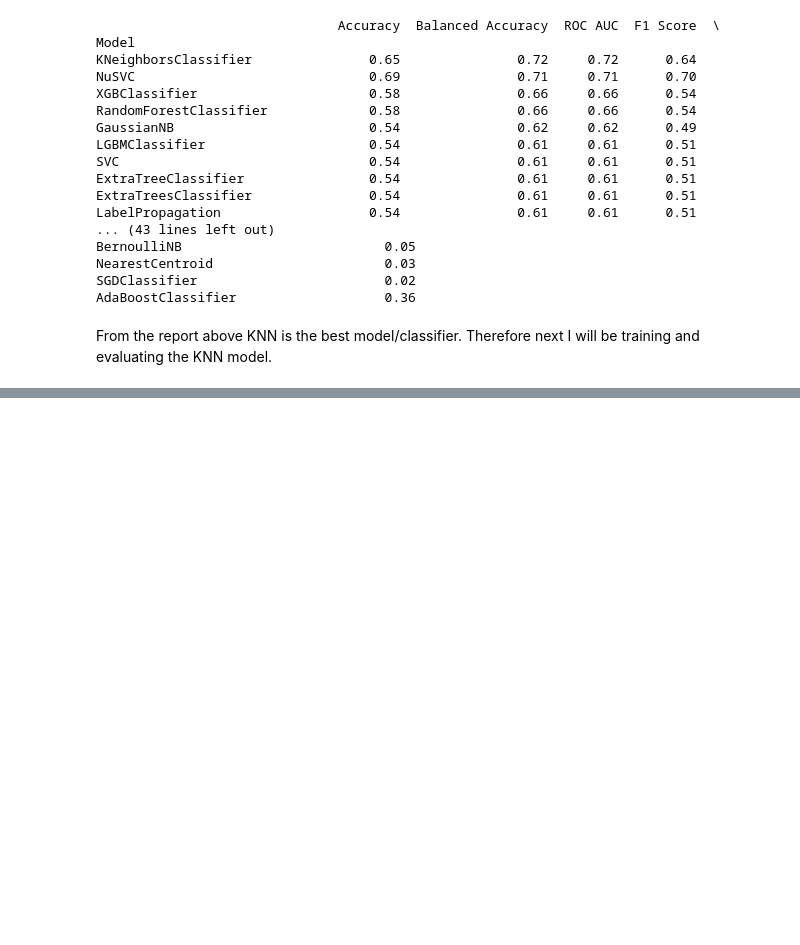
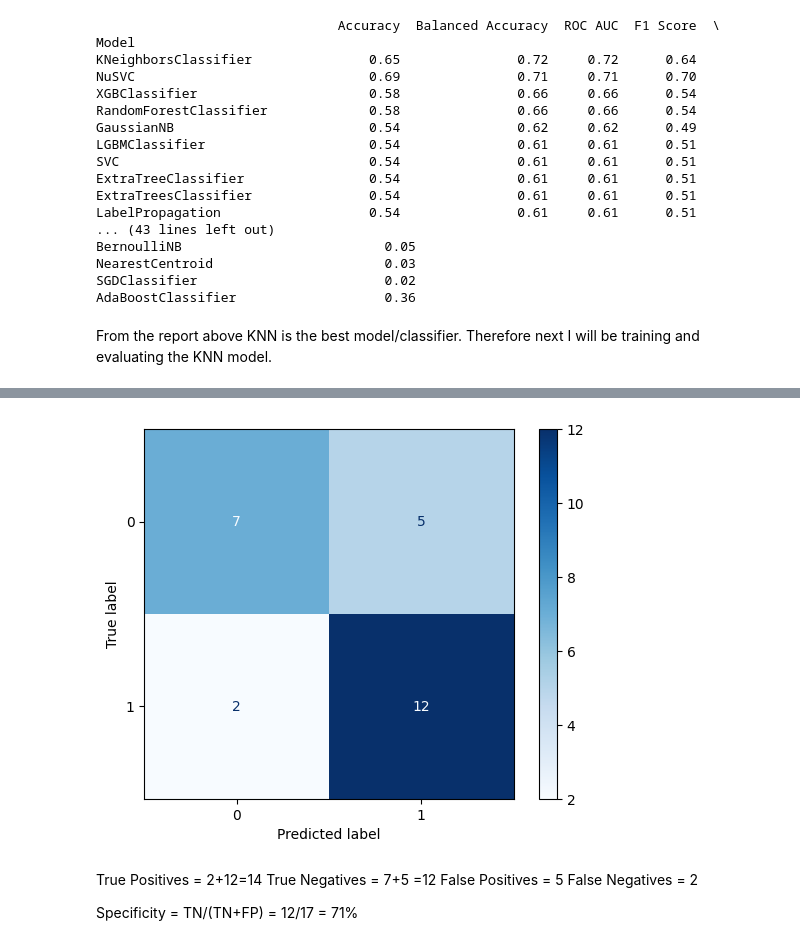
Before and after one commit to pranav-netizen/GzHmM9Jpdpfq0fdG, a Jupyter notebook: first-project-apziva.ipynb, the cells around one changed output, grey strips where cells are left out. Cells and saved outputs as stored; diff of their text form; code cells hidden in the pictures; blank space fills up the shorter version.

Commit message:
2/3 models trained and evaluated, knn best so far

```diff
--- a/first-project-apziva.ipynb
+++ b/first-project-apziva.ipynb
@@ -278,3 +357,12 @@ SGDClassifier                        0.02
 AdaBoostClassifier                   0.36
 # %% [markdown]
 From the report above KNN is the best model/classifier. Therefore next I will be training and evaluating the KNN model.
+# %%
+from sklearn.neighbors import KNeighborsClassifier
+X_train, X_test, y_train, y_test = train_test_split(X, y,test_size=.2)
+clf = KNeighborsClassifier(n_neighbors=7)
+clf.fit(X_train,y_train)
+y_pred=clf.predict(X_test)
+acc = metrics.accuracy_score(y_test,y_pred)
+
+print(acc)
@@ -280,0 +420,14 @@ From the report above KNN is the best model/classifier. Therefore next I will be
+# %%
+cm = confusion_matrix(y_test, y_pred)
+cm_display = ConfusionMatrixDisplay(confusion_matrix=cm)
+cm_display.plot(cmap=plt.cm.Blues, values_format='d')
+plt.show()
+# %% [output]
+[figure, added]
+# %% [markdown]
+True Positives = 2+12=14
+True Negatives = 7+5 =12
+False Positives = 5
+False Negatives = 2
+
+Specificity = TN/(TN+FP) = 12/17 = 71%
```
Also changed, not shown: parts of 14 cells of this notebook.
